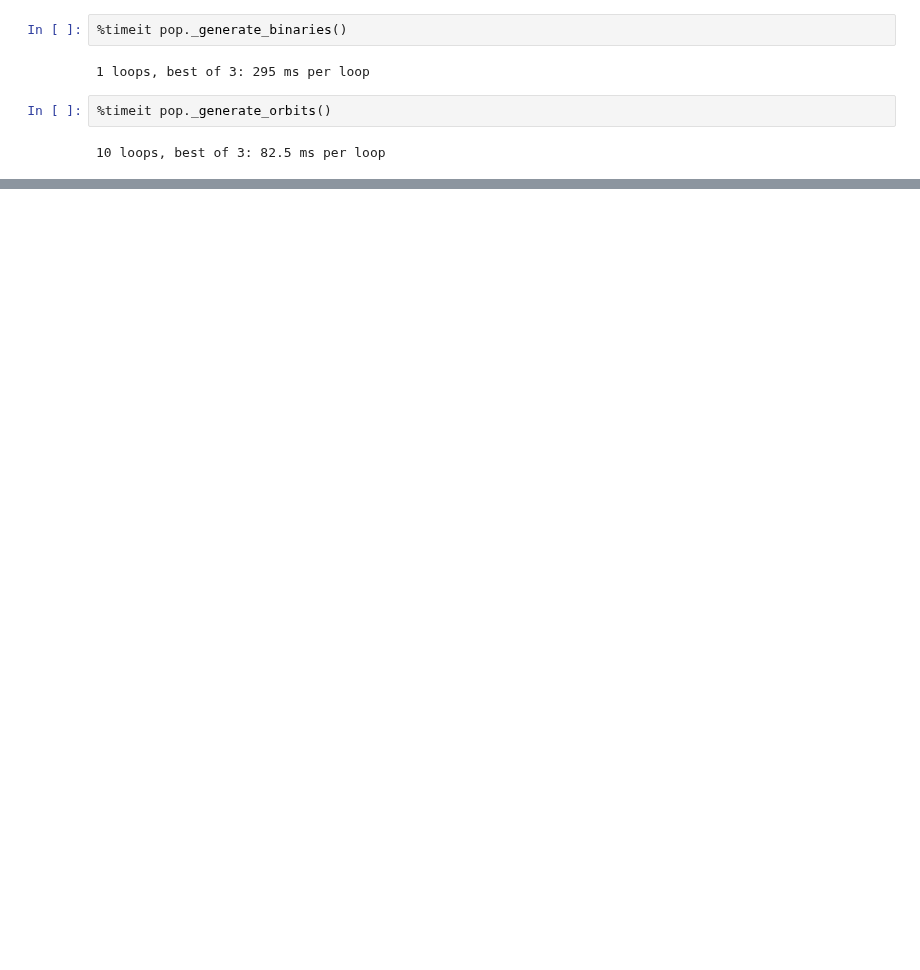
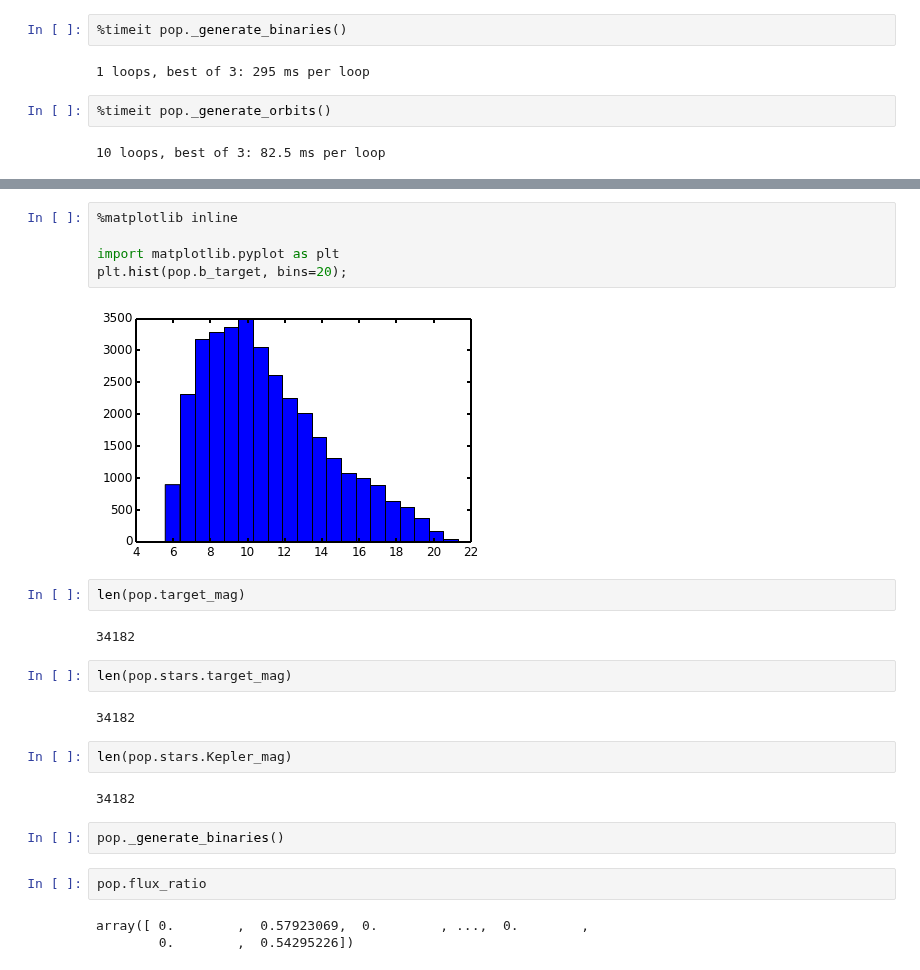
Before and after one commit to timothydmorton/exosyspop, a Jupyter notebook: bg-test.ipynb, the cells around one changed output, grey strips where cells are left out. Drawn from its saved outputs; the diff is of its cells as text; blank space fills up the shorter version.

```diff
--- a/bg-test.ipynb
+++ b/bg-test.ipynb
@@ -30,0 +131,26 @@ len(pop.stars)
+# %%
+%matplotlib inline
+
+import matplotlib.pyplot as plt
+plt.hist(pop.b_target, bins=20);
+# %% [output]
+[figure, added]
+# %%
+len(pop.target_mag)
+# %% [output]
+34182
+# %%
+len(pop.stars.target_mag)
+# %% [output]
+34182
+# %%
+len(pop.stars.Kepler_mag)
+# %% [output]
+34182
+# %%
+pop._generate_binaries()
+# %%
+pop.flux_ratio
+# %% [output]
+array([ 0.        ,  0.57923069,  0.        , ...,  0.        ,
+        0.        ,  0.54295226])
```
Also changed, not shown: parts of 36 cells of this notebook, 1 other file.
